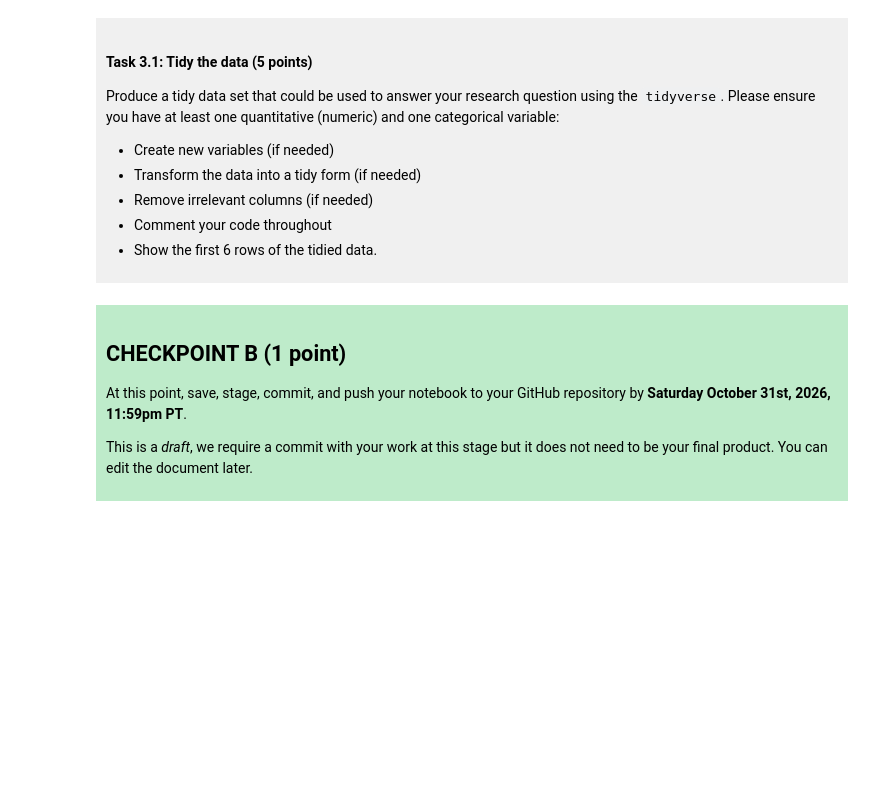
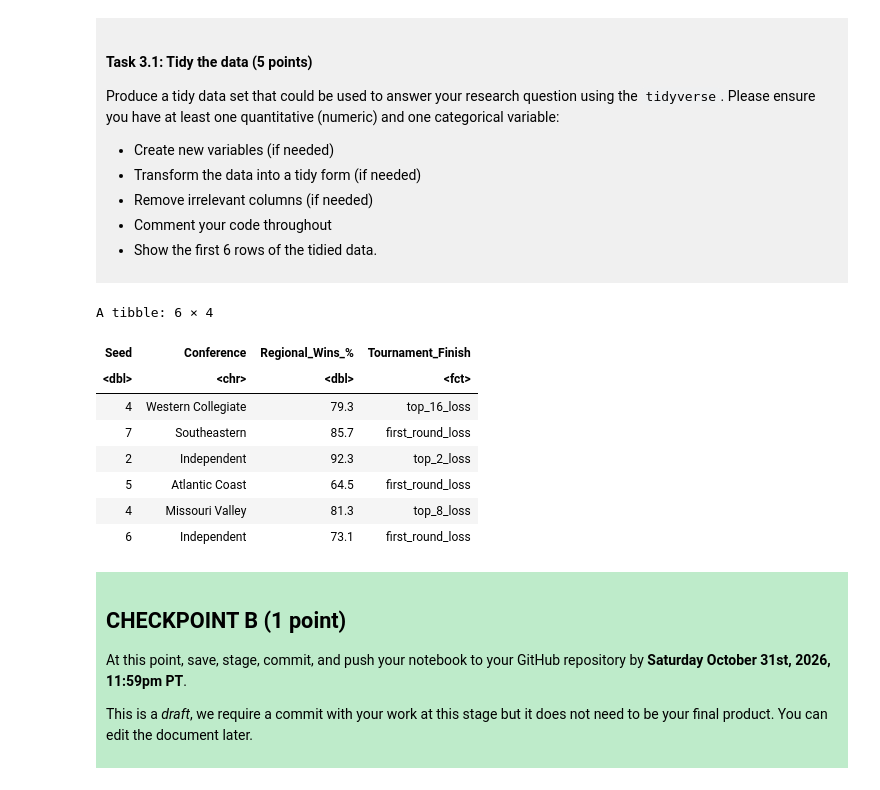
Before and after one commit to agoh123/dsci-100-project-albert-goharian, a Jupyter notebook: dsci-100-project-notebook.ipynb, the cells around one changed output. Cells and saved outputs as stored; diff of their text form; code cells hidden in the pictures; blank space fills up the shorter version.

```diff
--- a/dsci-100-project-notebook.ipynb
+++ b/dsci-100-project-notebook.ipynb
@@ -189,7 +231,22 @@ Produce a tidy data set that could be used to answer your research question usin
 
 </div>
 # %%
-### EDIT THIS CODE CELL ###
+tidy_women_data <- women_data |>
+select(seed, conference, reg_wins_pct, tourney_finish) |>
+rename("Seed" = seed, "Conference" = conference, "Regional_Wins_%" = reg_wins_pct, "Tournament_Finish" = tourney_finish) |>
+mutate(Tournament_Finish = as_factor(Tournament_Finish))
+
+head(tidy_women_data, 6)
+# %% [output]
+A tibble: 6 × 4
+| Seed | Conference | Regional_Wins_% | Tournament_Finish |
+| <dbl> | <chr> | <dbl> | <fct> |
+| 4 | Western Collegiate | 79.3 | top_16_loss |
+| 7 | Southeastern | 85.7 | first_round_loss |
+| 2 | Independent | 92.3 | top_2_loss |
+| 5 | Atlantic Coast | 64.5 | first_round_loss |
+| 4 | Missouri Valley | 81.3 | top_8_loss |
+| 6 | Independent | 73.1 | first_round_loss |
 # %% [markdown]
 <div style="background-color: #beebca; padding: 10px;">
 
```
Also changed, not shown: parts of 5 cells of this notebook.
